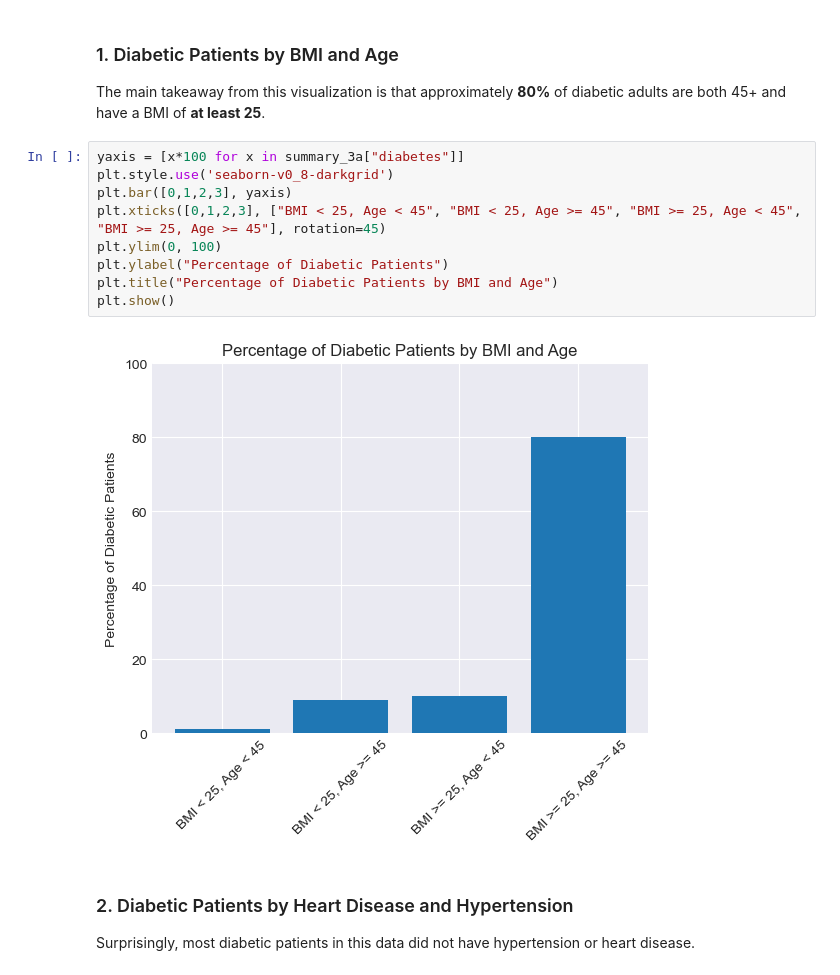
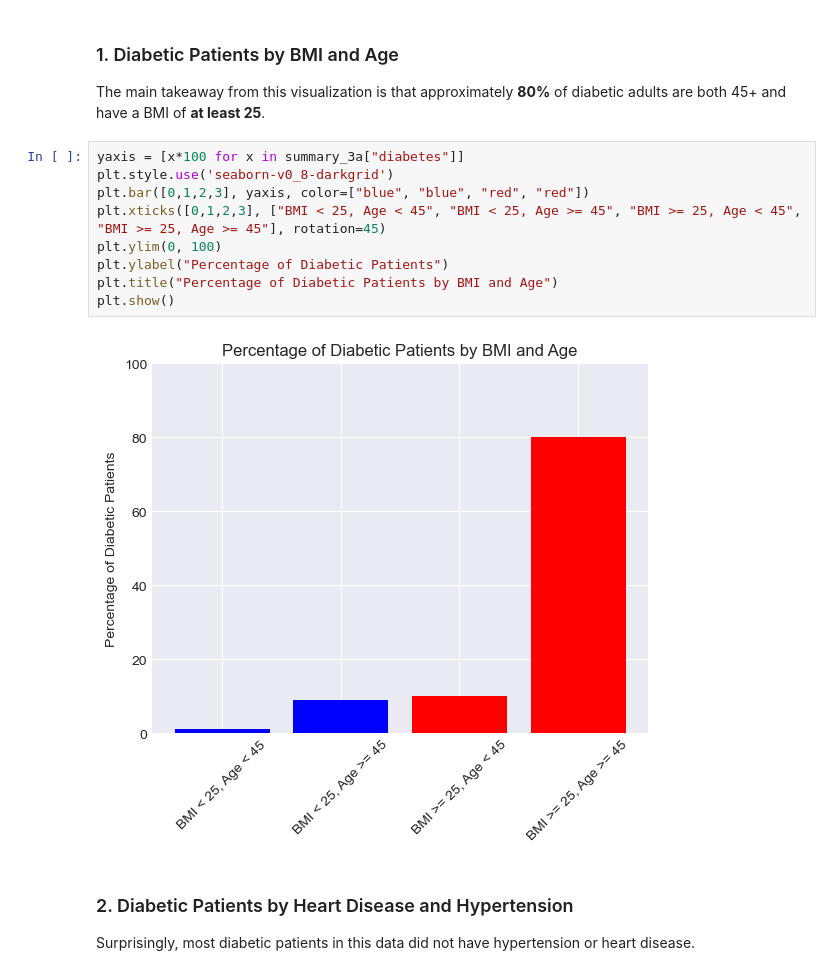
Before and after one commit to K01t0N/project-1, a Jupyter notebook: data_notebook.ipynb, the cells around one changed output. Cells and saved outputs as stored; diff of their text form.

```diff
--- a/data_notebook.ipynb
+++ b/data_notebook.ipynb
@@ -357,14 +357,14 @@ The main takeaway from this visualization is that approximately **80%** of diabe
 # %%
 yaxis = [x*100 for x in summary_3a["diabetes"]]
 plt.style.use('seaborn-v0_8-darkgrid')
-plt.bar([0,1,2,3], yaxis)
+plt.bar([0,1,2,3], yaxis, color=["blue", "blue", "red", "red"])
 plt.xticks([0,1,2,3], ["BMI < 25, Age < 45", "BMI < 25, Age >= 45", "BMI >= 25, Age < 45", "BMI >= 25, Age >= 45"], rotation=45)
 plt.ylim(0, 100)
 plt.ylabel("Percentage of Diabetic Patients")
 plt.title("Percentage of Diabetic Patients by BMI and Age")
 plt.show()
 # %% [output]
-[figure, old version]
+[figure, new version]
 # %% [markdown]
 ### 2. Diabetic Patients by Heart Disease and Hypertension
 
```
Also changed, not shown: 1 other file.
